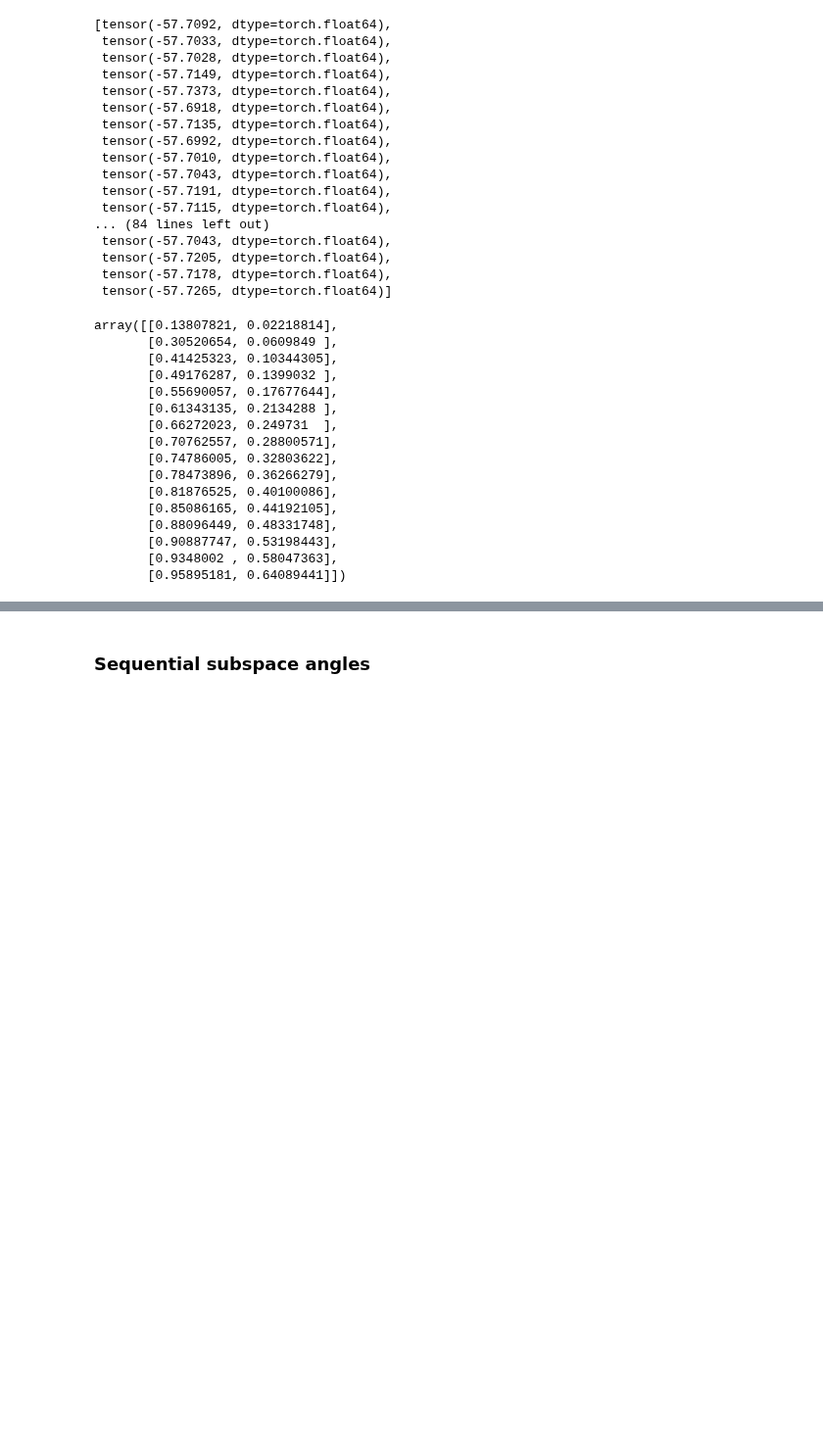
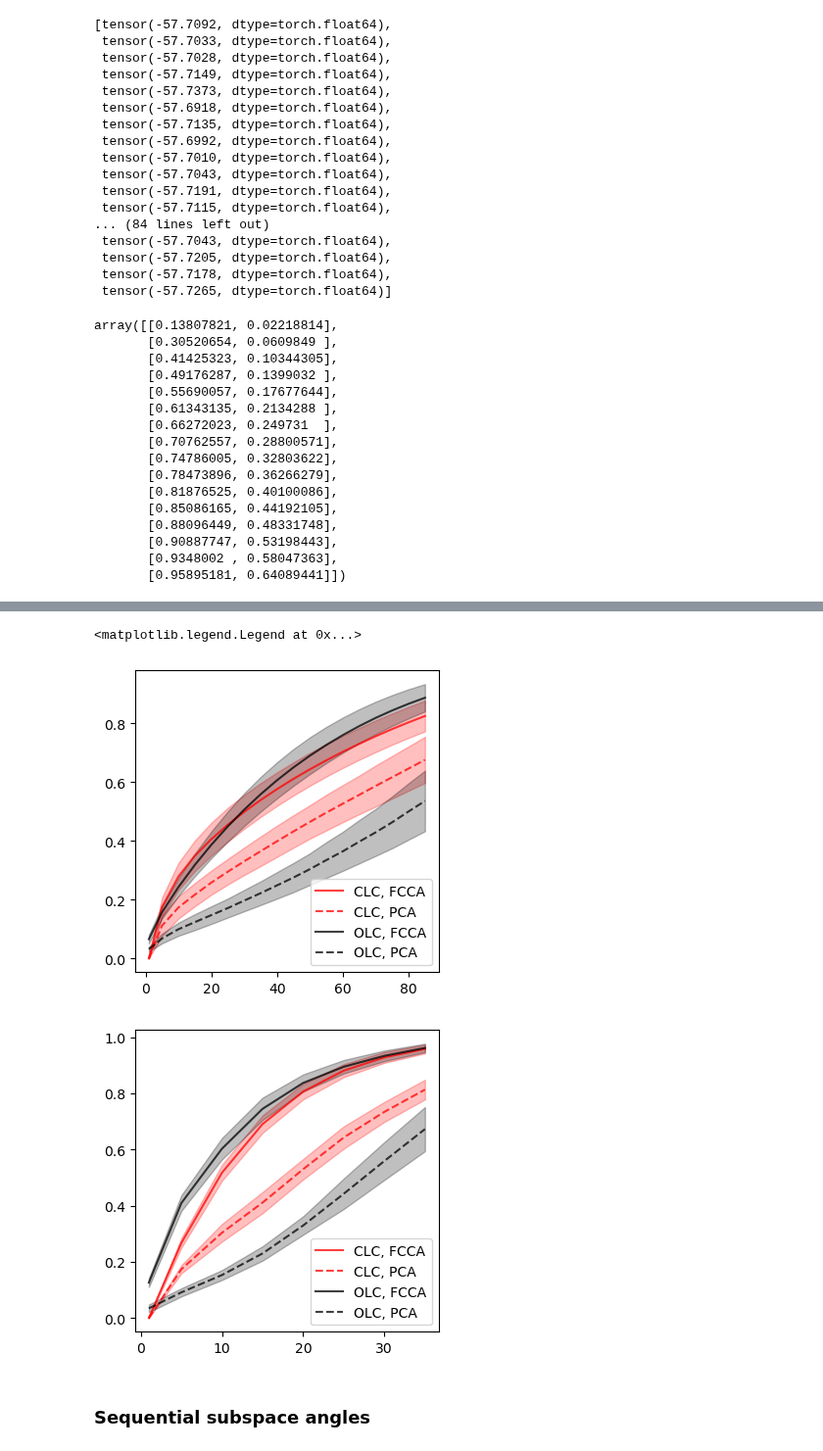
Before and after one commit to BouchardLab/FCCA_analysis, a Jupyter notebook: notebooks/data_exploration/lqg_spectrum.ipynb, the cells around one changed output, grey strips where cells are left out. Shown at 98% size. Saved outputs shown, nothing was run; the diff lists cells and outputs as text; code cells hidden in the pictures; blank space fills up the shorter version.

```diff
--- a/notebooks/data_exploration/lqg_spectrum.ipynb
+++ b/notebooks/data_exploration/lqg_spectrum.ipynb
@@ -680,3 +659,80 @@ fig.savefig('/home/akumar/nse/neural_control/figs/loco_indy_merge/lqg_spectrum.p
+# %%
+# Plot
+
+# Plot percentage of asymptotic score attained
+fcca_score_pcnt1 = (1 - np.divide(fcca_ambient - fcca_scores[..., 0], fcca_ambient - fcca_scores[0, :, 0]))
+fcca_score_pcnt2 = (1 - np.divide(fcca_ambient - fcca_scores[..., 1], fcca_ambient - fcca_scores[0, :, 1]))
+
+pca_score_pcnt1 = pca_scores[..., 0]
+pca_score_pcnt2 = pca_scores[..., 1]
+
+#fcca_score_normalized = np.divide(fcca_scores,fcca_ambient)
+#fcca_score_normalizedp = np.divide(fcca_scoresp,fcca_ambientp)
+#fcca_score_normalizedc = np.divide(fcca_scoresc,fcca_ambientc)
+
+fig, ax = plt.subplots(1, 1, figsize=(4, 4))
+dimvals = np.unique(sabes_df['dim'].values)
+ax.plot(dimvals, np.mean(fcca_score_pcnt1, axis=-1), 'r', alpha=0.75)
+ax.plot(dimvals, np.mean(fcca_score_pcnt2, axis=-1), 'r', linestyle='dashed', alpha=0.75)
+
+ax.fill_between(dimvals, np.mean(fcca_score_pcnt1, axis=-1) - np.std(fcca_score_pcnt1, axis=-1),
+                np.mean(fcca_score_pcnt1, axis=-1) + np.std(fcca_score_pcnt1, axis=-1), color='r', alpha=0.25)
+ax.fill_between(dimvals, np.mean(fcca_score_pcnt2, axis=-1) - np.std(fcca_score_pcnt2, axis=-1),
+                np.mean(fcca_score_pcnt2, axis=-1) + np.std(fcca_score_pcnt2, axis=-1), color='r', alpha=0.25)
+
+
+ax.plot(dimvals, np.mean(pca_score_pcnt1, axis=-1), 'k', alpha=0.75)
+ax.plot(dimvals, np.mean(pca_score_pcnt2, axis=-1), 'k', linestyle='dashed', alpha=0.75)
+
+ax.fill_between(dimvals, np.mean(pca_score_pcnt1, axis=-1) - np.std(pca_score_pcnt1, axis=-1),
+                np.mean(pca_score_pcnt1, axis=-1) + np.std(pca_score_pcnt1, axis=-1), color='k', alpha=0.25)
+ax.fill_between(dimvals, np.mean(pca_score_pcnt2, axis=-1) - np.std(pca_score_pcnt2, axis=-1),
+                np.mean(pca_score_pcnt2, axis=-1) + np.std(pca_score_pcnt2, axis=-1), color='k', alpha=0.25)
+
+ax.legend(['CLC, FCCA', 'CLC, PCA', 'OLC, FCCA', 'OLC, PCA'], loc='lower right')
+ax.set_xlabel('Dimension')
+ax.set_ylabel('Fraction of full dim. score attained')
+fig.savefig('/home/akumar/nse/neural_control/figs/loco_indy_merge/sabes_scores.pdf', bbox_inches='tight', pad_inches=0)
+########################################################################################################################
+########################################################################################################################
+
+fcca_score_pcnt1 = (1 - np.divide(fcca_ambientp - fcca_scoresp[..., 0], fcca_ambientp - fcca_scoresp[0, :, 0]))
+fcca_score_pcnt2 = (1 - np.divide(fcca_ambientp - fcca_scoresp[..., 1], fcca_ambientp - fcca_scoresp[0, :, 1]))
+
+pca_score_pcnt1 = pca_scoresp[..., 0]
+pca_score_pcnt2 = pca_scoresp[..., 1]
+
+#fcca_score_normalized = np.divide(fcca_scores,fcca_ambient)
+#fcca_score_normalizedp = np.divide(fcca_scoresp,fcca_ambientp)
+#fcca_score_normalizedc = np.divide(fcca_scoresc,fcca_ambientc)
+
+fig, ax = plt.subplots(1, 1, figsize=(4, 4))
+dimvals = np.unique(peanut_df['dim'].values)
+ax.plot(dimvals, np.mean(fcca_score_pcnt1, axis=-1), 'r', alpha=0.75)
+ax.plot(dimvals, np.mean(fcca_score_pcnt2, axis=-1), 'r', linestyle='dashed', alpha=0.75)
+
+ax.fill_between(dimvals, np.mean(fcca_score_pcnt1, axis=-1) - np.std(fcca_score_pcnt1, axis=-1),
+                np.mean(fcca_score_pcnt1, axis=-1) + np.std(fcca_score_pcnt1, axis=-1), color='r', alpha=0.25)
+ax.fill_between(dimvals, np.mean(fcca_score_pcnt2, axis=-1) - np.std(fcca_score_pcnt2, axis=-1),
+                np.mean(fcca_score_pcnt2, axis=-1) + np.std(fcca_score_pcnt2, axis=-1), color='r', alpha=0.25)
+
+
+ax.plot(dimvals, np.mean(pca_score_pcnt1, axis=-1), 'k', alpha=0.75)
+ax.plot(dimvals, np.mean(pca_score_pcnt2, axis=-1), 'k', linestyle='dashed', alpha=0.75)
+
+ax.fill_between(dimvals, np.mean(pca_score_pcnt1, axis=-1) - np.std(pca_score_pcnt1, axis=-1),
+                np.mean(pca_score_pcnt1, axis=-1) + np.std(pca_score_pcnt1, axis=-1), color='k', alpha=0.25)
+ax.fill_between(dimvals, np.mean(pca_score_pcnt2, axis=-1) - np.std(pca_score_pcnt2, axis=-1),
+                np.mean(pca_score_pcnt2, axis=-1) + np.std(pca_score_pcnt2, axis=-1), color='k', alpha=0.25)
+
+ax.legend(['CLC, FCCA', 'CLC, PCA', 'OLC, FCCA', 'OLC, PCA'], loc='lower right')
+ax.set_xlabel('Dimension')
+ax.set_ylabel('Fraction of full dim. score attained')
+fig.savefig('/home/akumar/nse/neural_control/figs/loco_indy_merge/peanut_scores.pdf', bbox_inches='tight', pad_inches=0)
+# %% [output]
+<matplotlib.legend.Legend at 0x...>
+[figure, added]
+[figure, added]
 # %% [markdown]
 ### Sequential subspace angles
 # %%
```
Also changed, not shown: parts of 5 cells of this notebook, 10 other files.
